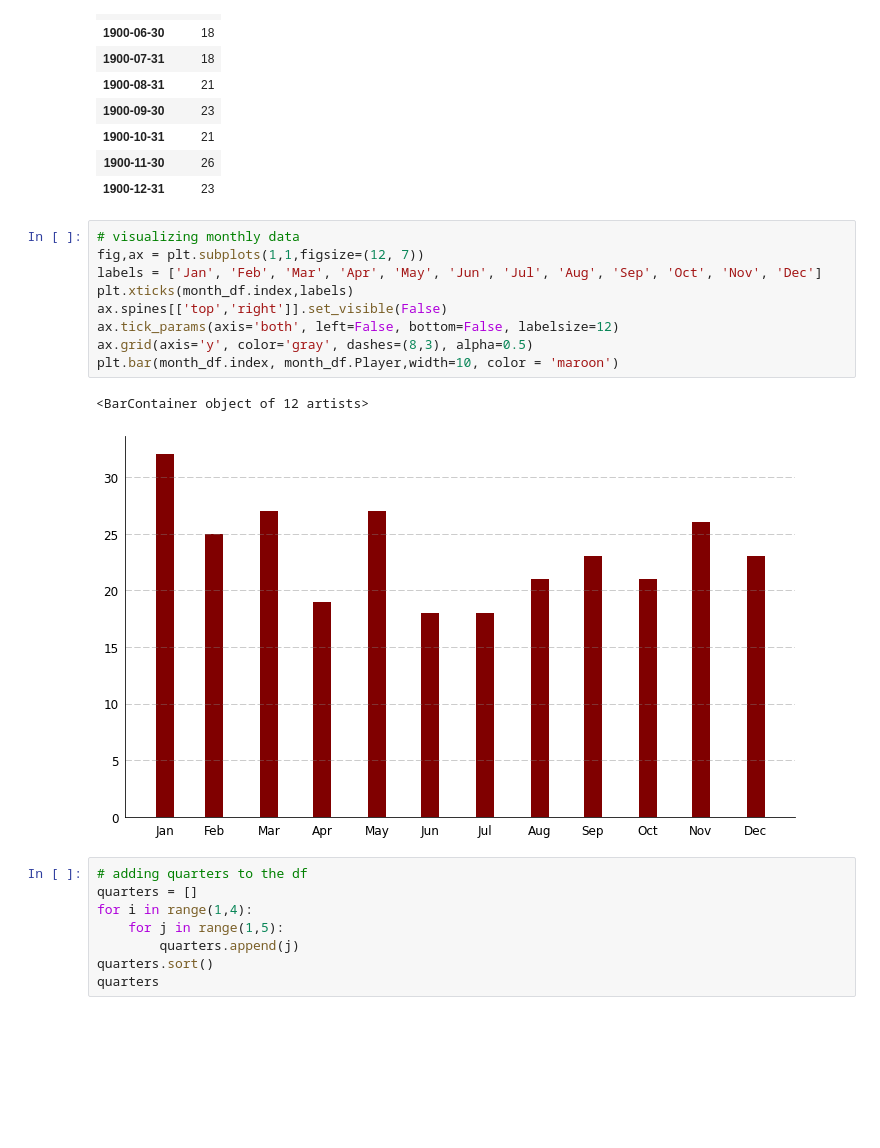
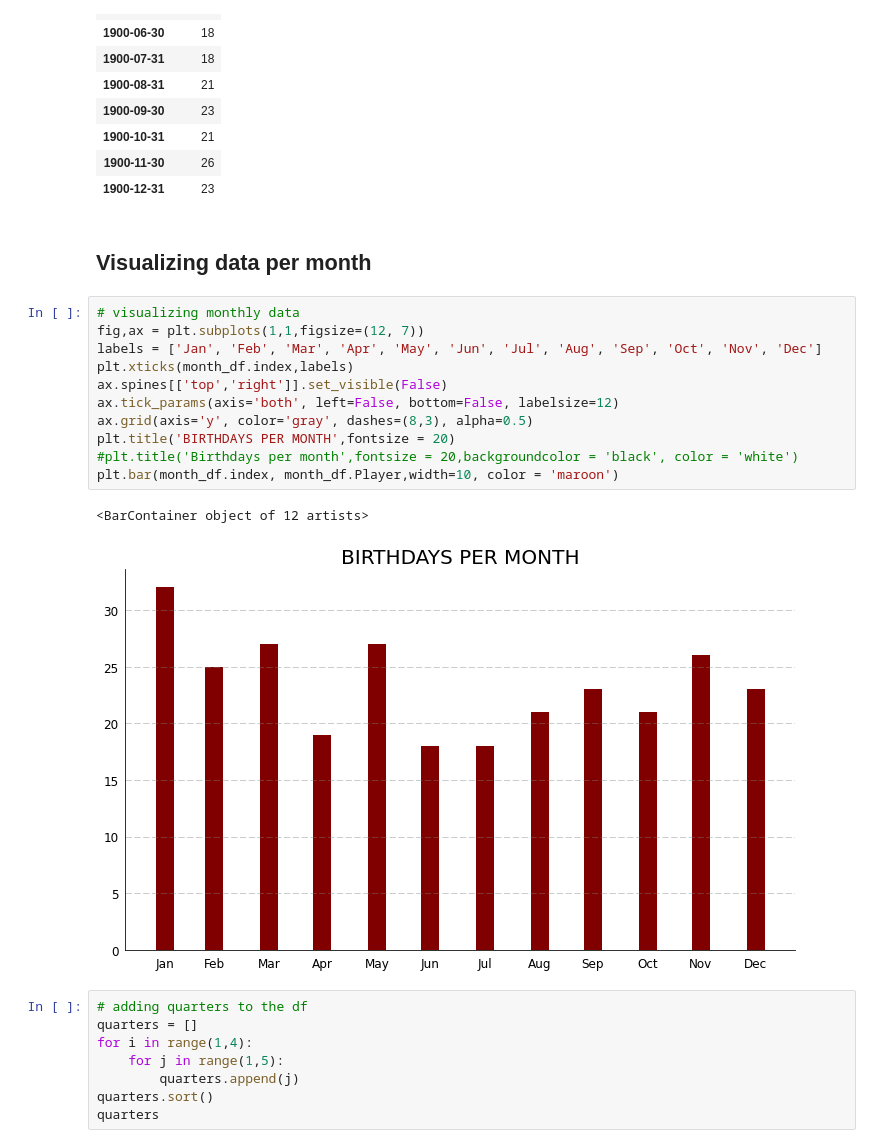
Before and after one commit to Bonkkeli/footballers-birthmonth, a Jupyter notebook: footballers-birthmonth.ipynb, the cells around one changed output. Saved outputs shown, nothing was run; the diff lists cells and outputs as text; blank space fills up the shorter version.

Commit message:
add graph titles

```diff
--- a/footballers-birthmonth.ipynb
+++ b/footballers-birthmonth.ipynb
@@ -46,18 +48,22 @@ month_df
 | 1900-10-31 | 21 |
 | 1900-11-30 | 26 |
 | 1900-12-31 | 23 |
+# %% [markdown]
+## Visualizing data per month
 # %%
 # visualizing monthly data
 fig,ax = plt.subplots(1,1,figsize=(12, 7))
 labels = ['Jan', 'Feb', 'Mar', 'Apr', 'May', 'Jun', 'Jul', 'Aug', 'Sep', 'Oct', 'Nov', 'Dec']
 plt.xticks(month_df.index,labels)
 ax.spines[['top','right']].set_visible(False)
 ax.tick_params(axis='both', left=False, bottom=False, labelsize=12)
 ax.grid(axis='y', color='gray', dashes=(8,3), alpha=0.5)
+plt.title('BIRTHDAYS PER MONTH',fontsize = 20)
+#plt.title('Birthdays per month',fontsize = 20,backgroundcolor = 'black', color = 'white')
 plt.bar(month_df.index, month_df.Player,width=10, color = 'maroon')
 # %% [output]
 <BarContainer object of 12 artists>
-[figure, old version]
+[figure, new version]
 # %%
 # adding quarters to the df
 quarters = []
```
Also changed, not shown: parts of 5 cells of this notebook.
